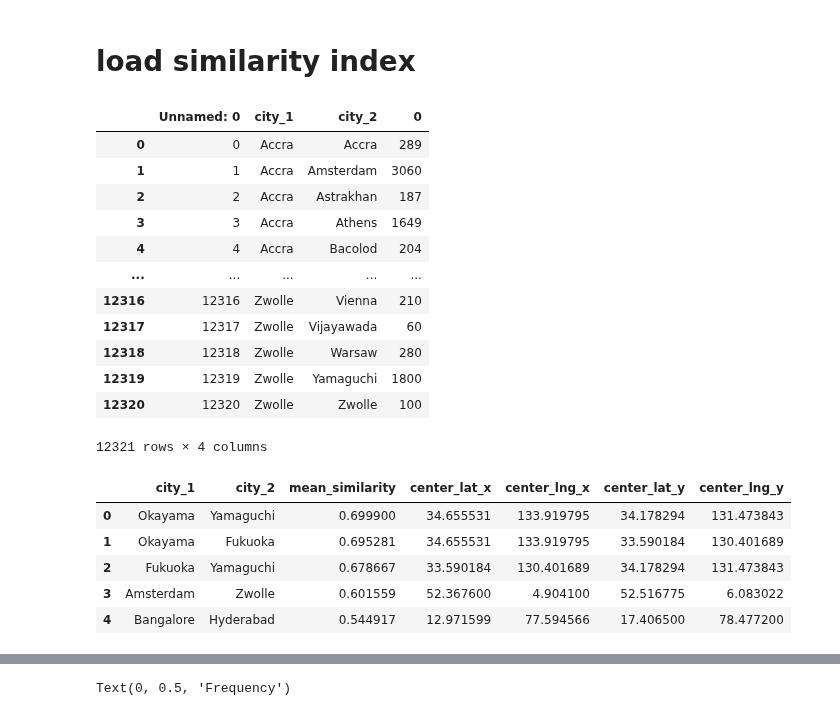
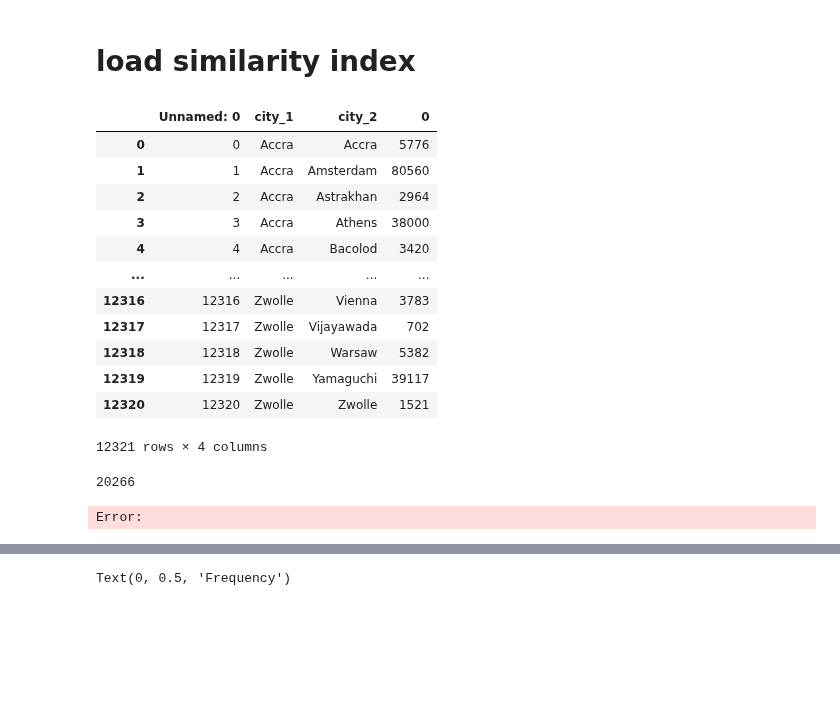
Before and after one commit to brookefzy/uvi-time-machine, a Jupyter notebook: _script/A-city-never-was/B6_hex_metrics.ipynb, the cells around one changed output, grey strips where cells are left out. Drawn from its saved outputs; the diff is of its cells as text; code cells hidden in the pictures; blank space fills up the shorter version.

```diff
--- a/_script/A-city-never-was/B6_hex_metrics.ipynb
+++ b/_script/A-city-never-was/B6_hex_metrics.ipynb
@@ -78,25 +81,30 @@ gc.collect()
 # %% [markdown]
 # load similarity index
 # %%
-res_sel = 6
+res_sel = 7
 # dist_matrix_df = pd.read_parquet(CURATE_FOLDER_EXPORT + f"/h3_hex_pairwise_dist_res={res_sel}.parquet")
 similarit_summary_overall = pd.read_csv(os.path.join(CURATE_FOLDER_EXPORT, f'similarity_summary_connection_res={res_sel}.csv'))\
     .rename(columns ={0:'count'})
 similarit_summary_overall
 # %% [output]
 |  | Unnamed: 0 | city_1 | city_2 | 0 |
-| 0 | 0 | Accra | Accra | 289 |
-| 1 | 1 | Accra | Amsterdam | 3060 |
-| 2 | 2 | Accra | Astrakhan | 187 |
-| 3 | 3 | Accra | Athens | 1649 |
-| 4 | 4 | Accra | Bacolod | 204 |
+| 0 | 0 | Accra | Accra | 5776 |
+| 1 | 1 | Accra | Amsterdam | 80560 |
+| 2 | 2 | Accra | Astrakhan | 2964 |
+| 3 | 3 | Accra | Athens | 38000 |
+| 4 | 4 | Accra | Bacolod | 3420 |
 | ... | ... | ... | ... | ... |
-| 12316 | 12316 | Zwolle | Vienna | 210 |
-| 12317 | 12317 | Zwolle | Vijayawada | 60 |
-| 12318 | 12318 | Zwolle | Warsaw | 280 |
-| 12319 | 12319 | Zwolle | Yamaguchi | 1800 |
-| 12320 | 12320 | Zwolle | Zwolle | 100 |
+| 12316 | 12316 | Zwolle | Vienna | 3783 |
+| 12317 | 12317 | Zwolle | Vijayawada | 702 |
+| 12318 | 12318 | Zwolle | Warsaw | 5382 |
+| 12319 | 12319 | Zwolle | Yamaguchi | 39117 |
+| 12320 | 12320 | Zwolle | Zwolle | 1521 |
 12321 rows × 4 columns
+# %%
+gc.collect()
+# %% [output]
+20266
+Error:
 # %%
 
 files = glob(CURATE_FOLDER_EXPORT + f"/*res={res_sel}*.parquet")
@@ -114,15 +117,22 @@ similarit_summary_overall = similarit_summary_overall[similarit_summary_overall[
 # %%
-similarit_summary_overall_meta = similarit_summary_overall.merge(city_meta[['center_lat', 'center_lng', 'City']],
-                                                                 left_on = 'city_1', right_on = 'City', how = 'inner')\
-                                                                     .drop(columns = ['City'])\
-                                                        .merge(city_meta[['center_lat', 'center_lng', 'City']],
-                                                                 left_on = 'city_2', right_on = 'City', how = 'inner')\
-                                                                     .drop(columns = ['City'])
-similarit_summary_overall_meta.head()
+def get_city_pair(similarit_summary_overall, city_meta):
+    similarit_summary_overall_meta = similarit_summary_overall.merge(city_meta[['center_lat', 'center_lng', 'City']],
+                                                                    left_on = 'city_1', right_on = 'City', how = 'inner')\
+                                                                        .drop(columns = ['City'])\
+                                                            .merge(city_meta[['center_lat', 'center_lng', 'City']],
+                                                                    left_on = 'city_2', right_on = 'City', how = 'inner')\
+                                                                        .drop(columns = ['City'])
+
+
+    similarit_summary_overall_meta['center_dist'] = similarit_summary_overall_meta.apply(lambda x: hs.haversine((x['center_lat_x'], x['center_lng_x']),
+                                                                                                            (x['center_lat_y'], x['center_lng_y']),
+                                                                                                            unit = Unit.METERS), axis = 1)
+    similarit_summary_overall = \
+    similarit_summary_overall_meta.groupby(['city_1', 'city_2']).agg({
+
+        'similarity': 'mean',
+        'center_dist': 'mean'
+    }).reset_index().rename(columns = {"similarity": "mean_similarity"})
+    similarit_summary_overall = similarit_summary_overall[similarit_summary_overall['mean_similarity'] > 0].reset_index(drop = True)
+
+    return similarit_summary_overall
-# %% [output]
-|  | city_1 | city_2 | mean_similarity | center_lat_x | center_lng_x | center_lat_y | center_lng_y |
-| 0 | Okayama | Yamaguchi | 0.699900 | 34.655531 | 133.919795 | 34.178294 | 131.473843 |
-| 1 | Okayama | Fukuoka | 0.695281 | 34.655531 | 133.919795 | 33.590184 | 130.401689 |
-| 2 | Fukuoka | Yamaguchi | 0.678667 | 33.590184 | 130.401689 | 34.178294 | 131.473843 |
-| 3 | Amsterdam | Zwolle | 0.601559 | 52.367600 | 4.904100 | 52.516775 | 6.083022 |
-| 4 | Bangalore | Hyderabad | 0.544917 | 12.971599 | 77.594566 | 17.406500 | 78.477200 |
```
Also changed, not shown: parts of 12 cells of this notebook, 2 other files.
